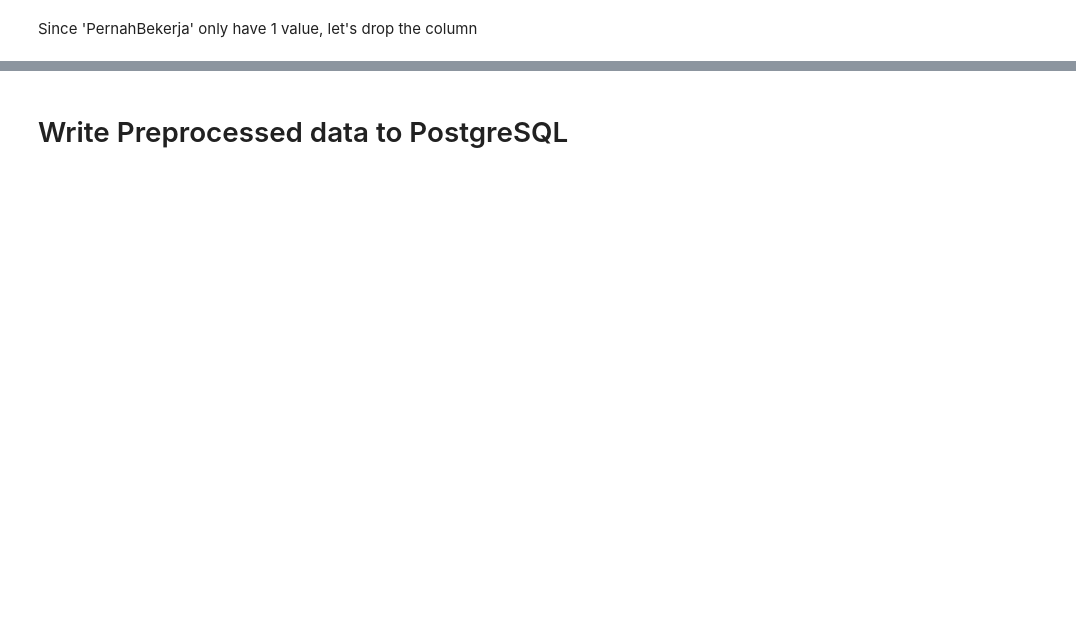
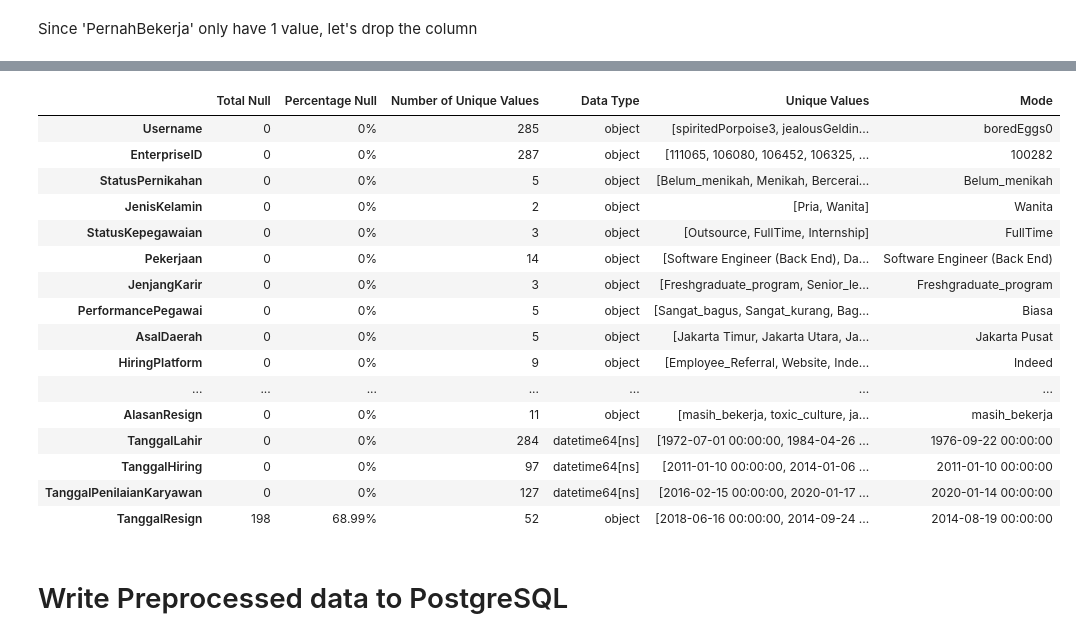
Before and after one commit to astynabilah/Enhancing-Employee-Retention-Through-Machine-Learning--Based-Attrition-Prediction, a Jupyter notebook: 2. Data Preprocessing.ipynb, the cells around one changed output, grey strips where cells are left out. Saved outputs shown, nothing was run; the diff lists cells and outputs as text; code cells hidden in the pictures; blank space fills up the shorter version.

```diff
--- a/2. Data Preprocessing.ipynb
+++ b/2. Data Preprocessing.ipynb
@@ -109,0 +134,14 @@ df = df.drop(columns='PernahBekerja')
+# %%
+# string
+string_cols = ['Username','EnterpriseID','StatusPernikahan','JenisKelamin','StatusKepegawaian','Pekerjaan', 'JenjangKarir',
+               'PerformancePegawai','AsalDaerah', 'HiringPlatform','NomorHP','Email', 'TingkatPendidikan','AlasanResign']
+
+df[string_cols] = df[string_cols].astype(str)
+
+# numerical (integer)
+num_cols = ['SkorSurveyEngagement','SkorKepuasanPegawai','JumlahKeikutsertaanProjek','JumlahKeterlambatanSebulanTerakhir', 'JumlahKetidakhadiran']
+df[num_cols] = df[num_cols].astype(int)
+
+# date
+date_cols = ['TanggalLahir', 'TanggalHiring', 'TanggalPenilaianKaryawan', 'TanggalResign']
+df[date_cols] = df[date_cols].apply(pd.to_datetime, errors='coerce')
@@ -109,0 +150,5 @@ df = df.drop(columns='PernahBekerja')
+# %%
+import numpy as np
+df = df.where(pd.notna(df), None)
+df = df.replace({'-':None,'None': None, np.nan: None})
+df
@@ -110,3 +169,37 @@ df = df.drop(columns='PernahBekerja')
+# %%
+data_summary = pd.DataFrame({
+    'Total Null': df.isna().sum(),
+    'Percentage Null': df.isna().sum() * 100 / len(df),
+    'Number of Unique Values': df.nunique(),
+    'Data Type': df.dtypes,
+    'Unique Values': df.apply(lambda col: col.dropna().unique().tolist()),
+    'Mode': df.apply(lambda col: col.mode().iloc[0] if not col.mode().empty else None)
+})
+
+# Format Percentage Null
+data_summary['Percentage Null'] = data_summary['Percentage Null'].apply(
+    lambda x: f"{x:.2f}%" if x != 0 else "0%"
+)
+
+data_summary
+# %% [output]
+|  | Total Null | Percentage Null | Number of Unique Values | Data Type | Unique Values | Mode |
+| Username | 0 | 0% | 285 | object | [spiritedPorpoise3, jealousGeldin... | boredEggs0 |
+| EnterpriseID | 0 | 0% | 287 | object | [111065, 106080, 106452, 106325, ... | 100282 |
+| StatusPernikahan | 0 | 0% | 5 | object | [Belum_menikah, Menikah, Bercerai... | Belum_menikah |
+| JenisKelamin | 0 | 0% | 2 | object | [Pria, Wanita] | Wanita |
+| StatusKepegawaian | 0 | 0% | 3 | object | [Outsource, FullTime, Internship] | FullTime |
+| Pekerjaan | 0 | 0% | 14 | object | [Software Engineer (Back End), Da... | Software Engineer (Back End) |
+| JenjangKarir | 0 | 0% | 3 | object | [Freshgraduate_program, Senior_le... | Freshgraduate_program |
+| PerformancePegawai | 0 | 0% | 5 | object | [Sangat_bagus, Sangat_kurang, Bag... | Biasa |
+| AsalDaerah | 0 | 0% | 5 | object | [Jakarta Timur, Jakarta Utara, Ja... | Jakarta Pusat |
+| HiringPlatform | 0 | 0% | 9 | object | [Employee_Referral, Website, Inde... | Indeed |
+| ... | ... | ... | ... | ... | ... | ... |
+| AlasanResign | 0 | 0% | 11 | object | [masih_bekerja, toxic_culture, ja... | masih_bekerja |
+| TanggalLahir | 0 | 0% | 284 | datetime64[ns] | [1972-07-01 00:00:00, 1984-04-26 ... | 1976-09-22 00:00:00 |
+| TanggalHiring | 0 | 0% | 97 | datetime64[ns] | [2011-01-10 00:00:00, 2014-01-06 ... | 2011-01-10 00:00:00 |
+| TanggalPenilaianKaryawan | 0 | 0% | 127 | datetime64[ns] | [2016-02-15 00:00:00, 2020-01-17 ... | 2020-01-14 00:00:00 |
+| TanggalResign | 198 | 68.99% | 52 | object | [2018-06-16 00:00:00, 2014-09-24 ... | 2014-08-19 00:00:00 |
 # %% [markdown]
 # Write Preprocessed data to PostgreSQL
 # %%
```
Also changed, not shown: parts of 13 cells of this notebook, 2 other files.
